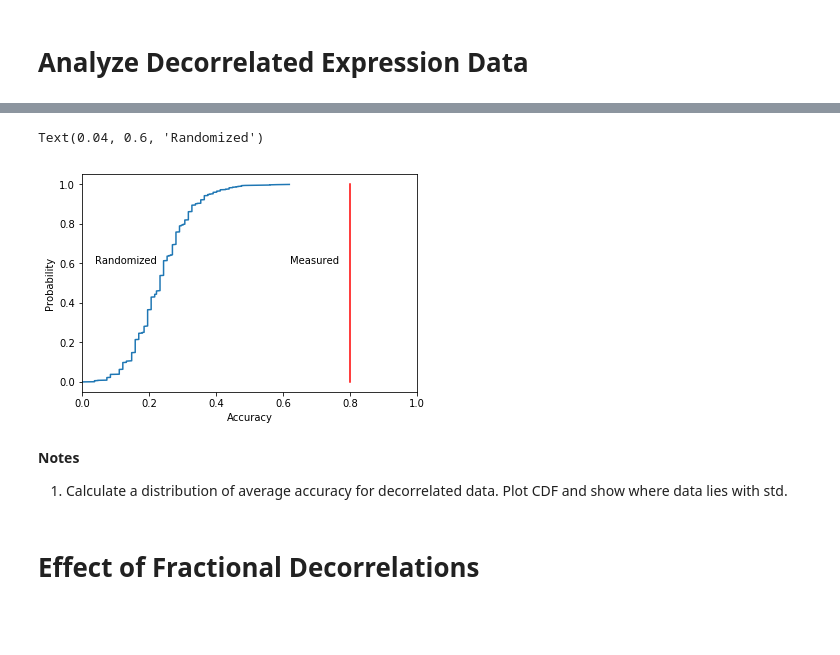
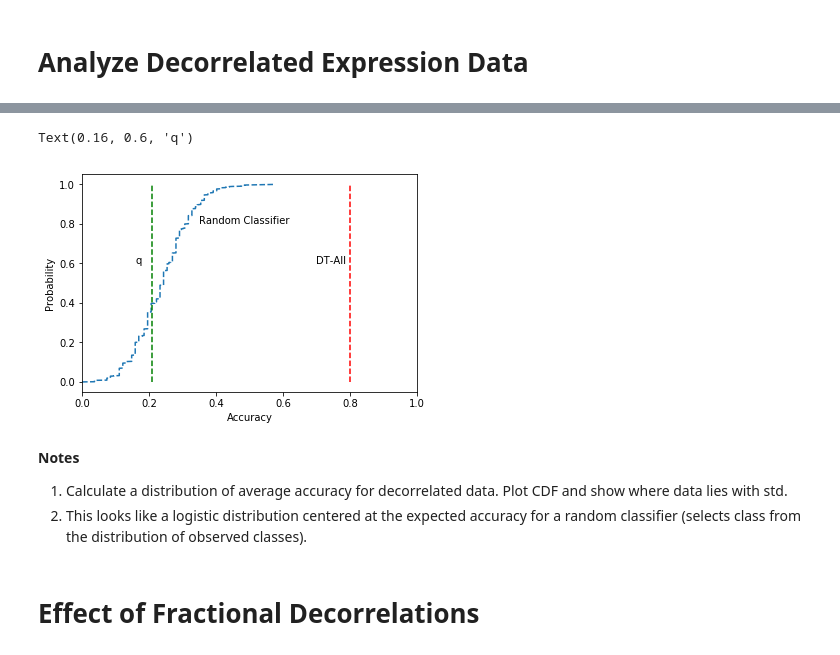
Before and after one commit to uwescience/old_xstate, a Jupyter notebook: notebooks/State Assignment Using Decision Trees.ipynb, the cells around one changed output, grey strips where cells are left out. Cells and saved outputs as stored; diff of their text form; code cells hidden in the pictures; blank space fills up the shorter version.

```diff
--- a/notebooks/State Assignment Using Decision Trees.ipynb
+++ b/notebooks/State Assignment Using Decision Trees.ipynb
@@ -197,18 +256,21 @@ xvs[0:10]
 # %%
 xvs.sort()
 yvs = [(1.0*v) / len(xvs) for v in range(len(xvs))]
-plt.plot(xvs, yvs, [0.8, 0.8], [0, 1], 'r')
+plt.plot(xvs, yvs, [0.8, 0.8], [0, 1], 'r', linestyle='dashed')
+plt.plot([0.21, 0.21], [0, 1], 'g', linestyle='dashed')
 plt.xlim(0, 1.0)
 plt.xlabel("Accuracy")
 plt.ylabel("Probability")
-plt.text(0.62, 0.6, "Measured")
-plt.text(0.04, 0.6, "Randomized")
+plt.text(0.7, 0.6, "DT-All")
+plt.text(0.35, 0.8, "Random Classifier")
+plt.text(0.16, 0.6, "q")
 # %% [output]
-Text(0.04, 0.6, 'Randomized')
+Text(0.16, 0.6, 'q')
-[figure, old version]
+[figure, new version]
 # %% [markdown]
 **Notes**
 1. Calculate a distribution of average accuracy for decorrelated data. Plot CDF and show where data lies with std.
+1. This looks like a logistic distribution centered at the expected accuracy for a random classifier (selects class from the distribution of observed classes).
 # %% [markdown]
 # Effect of Fractional Decorrelations
 # %% [markdown]
```
Also changed, not shown: parts of 21 cells of this notebook, 2 other files.
